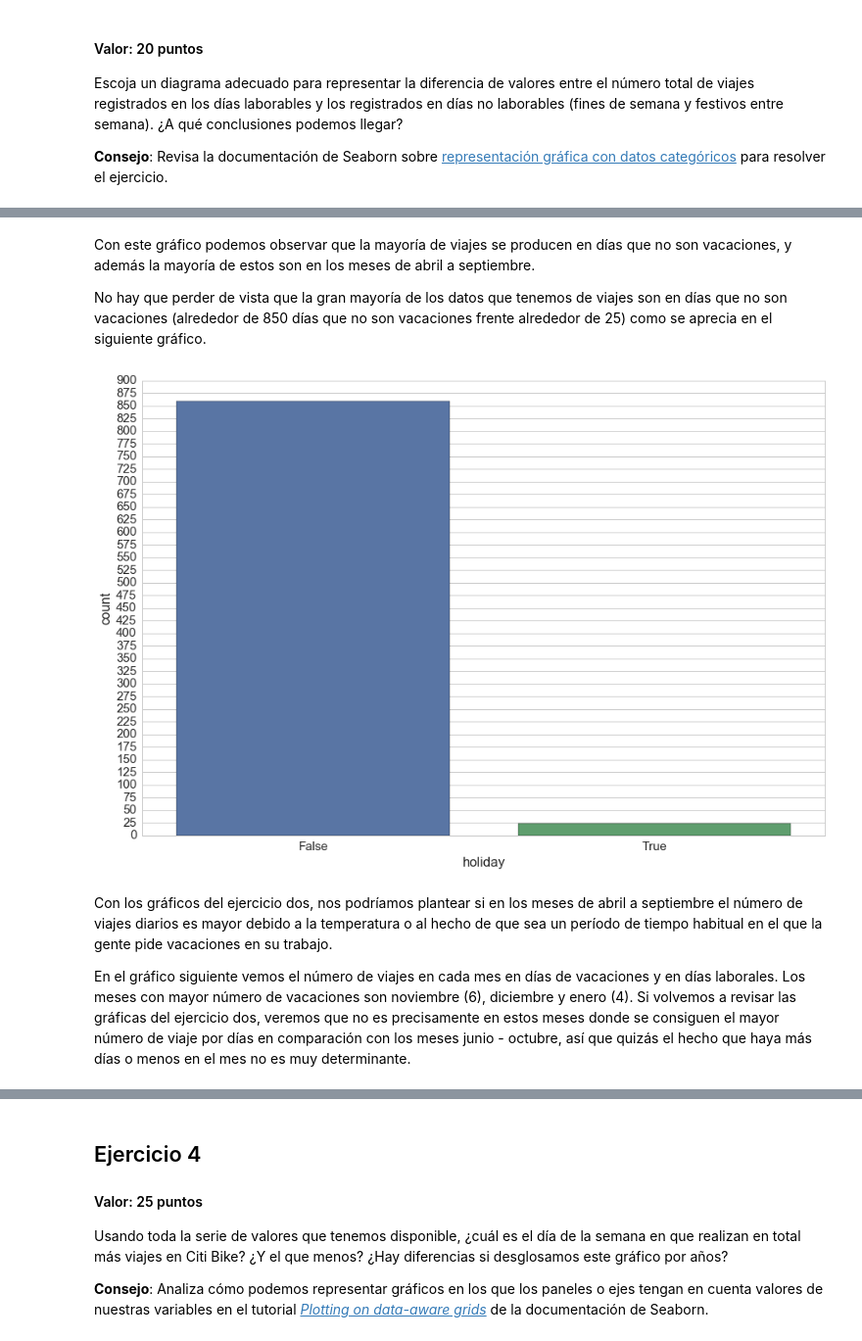
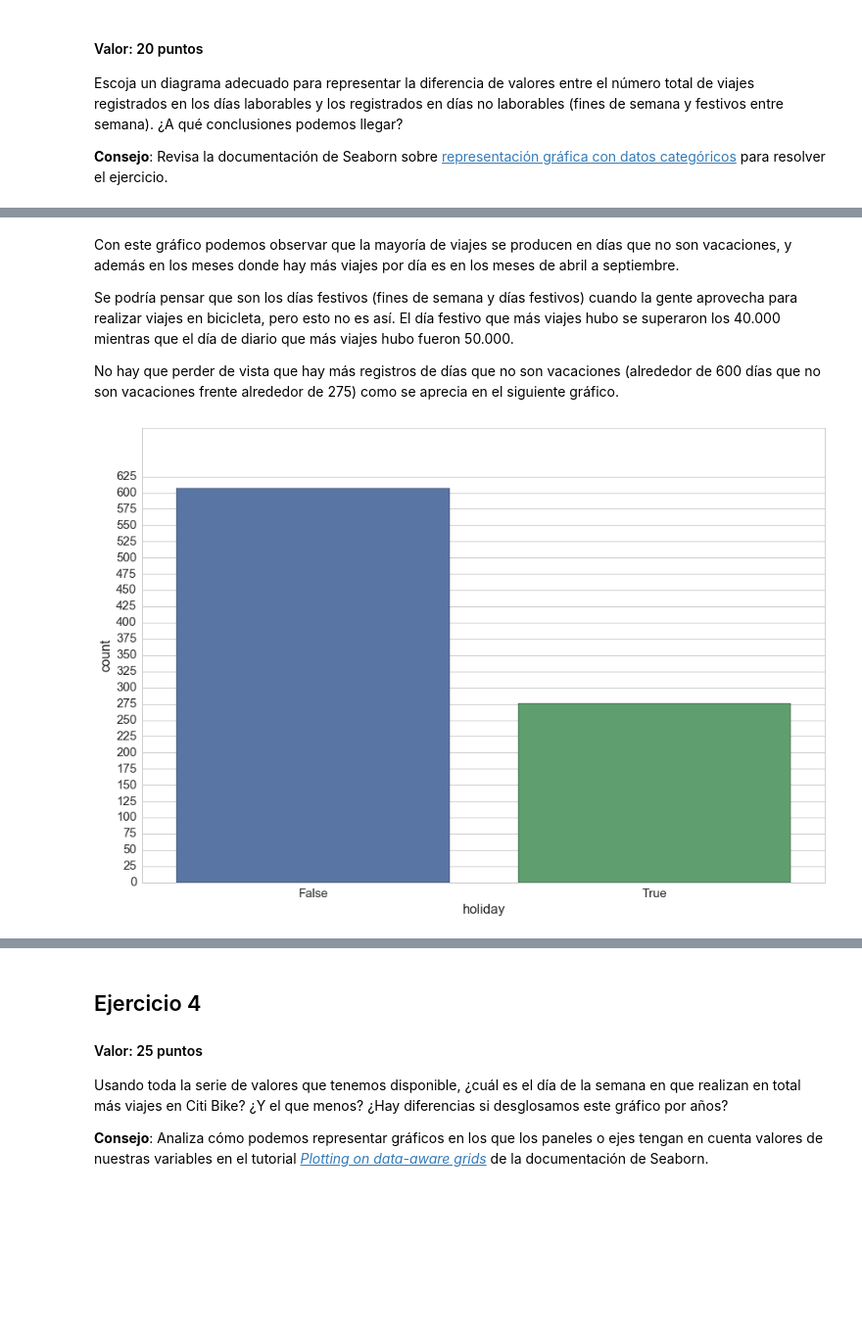
Before and after one commit to jvicentem/pandas-and-seaborn-assignment, a Jupyter notebook: Citi Bike System NYC.ipynb, the cells around one changed output, grey strips where cells are left out. Shown at 98% size. Cells and saved outputs as stored; diff of their text form; code cells hidden in the pictures; blank space fills up the shorter version.

```diff
--- a/Citi Bike System NYC.ipynb
+++ b/Citi Bike System NYC.ipynb
@@ -185,10 +185,15 @@ Escoja un diagrama adecuado para representar la diferencia de valores entre el n
 
 **Consejo**: Revisa la documentación de Seaborn sobre [representación gráfica con datos categóricos](http://seaborn.pydata.org/tutorial/categorical.html#categorical-tutorial) para resolver el ejercicio.
 # %%
+bikes_df_holidays = bikes_df[['trips', 'holiday', 'month', 'dow']]
+pd.options.mode.chained_assignment = None
+bikes_df_holidays.loc[ (bikes_df_holidays.dow == 0) | (bikes_df_holidays.dow == 6), 'holiday'] = True
+
 sns.plt.figure(figsize=(15, 10))
-sns.swarmplot(x='holiday', y='trips', hue='month', size=8, data=bikes_df)
+sns.swarmplot(x='holiday', y='trips', hue='month', size=8, data=bikes_df_holidays)
 sns.plt.show()
 
-#sns.plt.figure(figsize=(15, 10))
-#sns.boxplot(x='holiday', y='trips', hue='holiday', data=bikes_df);
+sns.plt.figure(figsize=(15, 10))
+sns.boxplot(x='holiday', y='trips', hue='holiday', data=bikes_df_holidays)
+sns.plt.show()
 # %% [output]
@@ -196,17 +202,12 @@ sns.plt.show()
 # %% [markdown]
-Con este gráfico podemos observar que la mayoría de viajes se producen en días que no son vacaciones, y además la mayoría de estos son en los meses de abril a septiembre.
+Con este gráfico podemos observar que la mayoría de viajes se producen en días que no son vacaciones, y además en los meses donde hay más viajes por día es en los meses de abril a septiembre.
 
+Se podría pensar que son los días festivos (fines de semana y días festivos) cuando la gente aprovecha para realizar viajes en bicicleta, pero esto no es así. El día festivo que más viajes hubo se superaron los 40.000 mientras que el día de diario que más viajes hubo fueron 50.000.
 
-
-No hay que perder de vista que la gran mayoría de los datos que tenemos de viajes son en días que no son vacaciones (alrededor de 850 días que no son vacaciones frente alrededor de 25) como se aprecia en el siguiente gráfico.
+No hay que perder de vista que hay más registros de días que no son vacaciones (alrededor de 600 días que no son vacaciones frente alrededor de 275) como se aprecia en el siguiente gráfico.
 # %%
 sns.plt.figure(figsize=(15, 10))
-sns.countplot(x='holiday', data=bikes_df).set(yticks=np.arange(0, 901, 25))
+sns.countplot(x='holiday', data=bikes_df_holidays).set(yticks=np.arange(0, 626, 25))
 sns.plt.show()
 # %% [output]
-[figure, old version]
+[figure, new version]
-# %% [markdown]
-Con los gráficos del ejercicio dos, nos podríamos plantear si en los meses de abril a septiembre el número de viajes diarios es mayor debido a la temperatura o al hecho de que sea un período de tiempo habitual en el que la gente pide vacaciones en su trabajo.
-
-
-En el gráfico siguiente vemos el número de viajes en cada mes en días de vacaciones y en días laborales. Los meses con mayor número de vacaciones son noviembre (6), diciembre y enero (4). Si volvemos a revisar las gráficas del ejercicio dos, veremos que no es precisamente en estos meses donde se consiguen el mayor número de viaje por días en comparación con los meses junio - octubre, así que quizás el hecho que haya más días o menos en el mes no es muy determinante.
```
Also changed, not shown: parts of 6 cells of this notebook.
